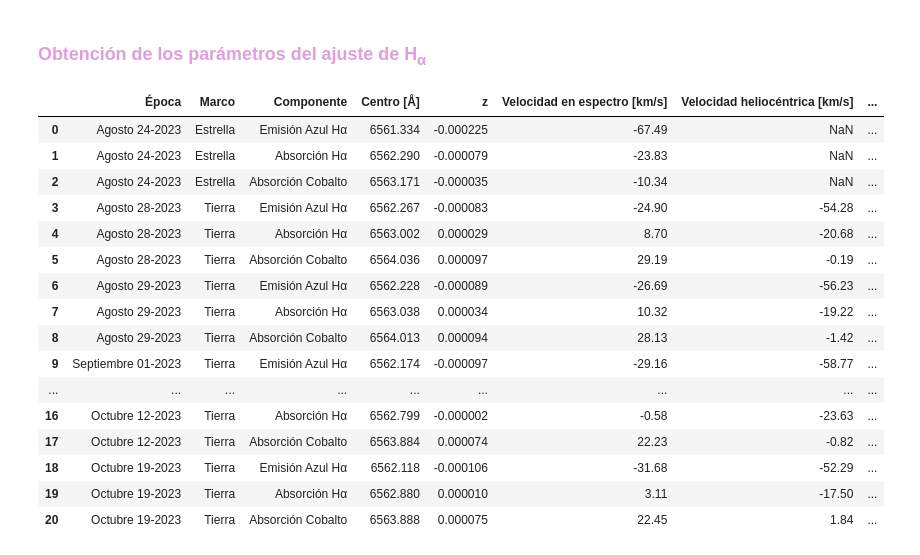
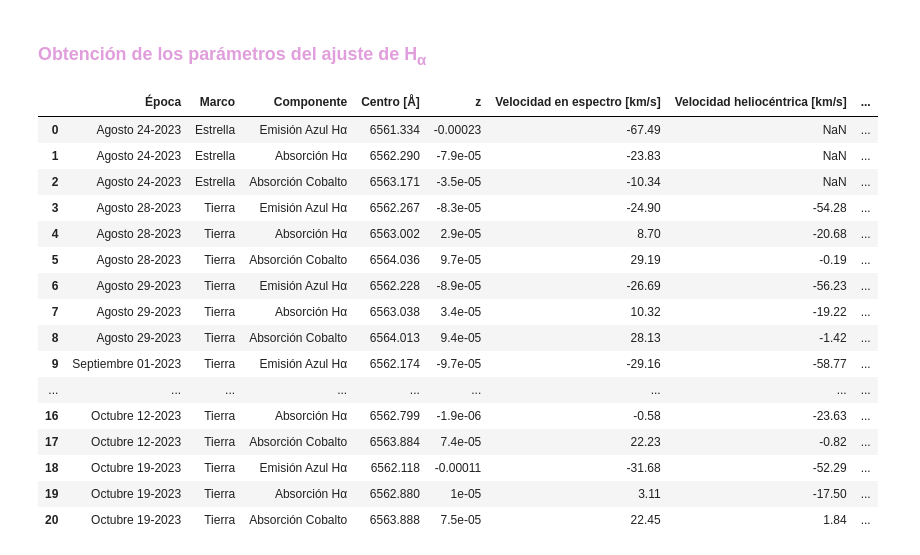
Before and after one commit to JessiDaniL/Tesis, a Jupyter notebook: Datos ESPARTACO/analisis_halpha_antares_ESPARTACO2_2023.ipynb, the cells around one changed output. Saved outputs shown, nothing was run; the diff lists cells and outputs as text; code cells hidden in the pictures.

```diff
--- a/Datos ESPARTACO/analisis_halpha_antares_ESPARTACO2_2023.ipynb
+++ b/Datos ESPARTACO/analisis_halpha_antares_ESPARTACO2_2023.ipynb
@@ -759,7 +1005,7 @@ correcciones_velocidades = {
 }
 # %%
 h_alpha_natural = 6562.812  # Å
-cobalto_natural = 6563.397  # Å
+cobalto_natural = centro_lab_cobalto  # Å
 
 resultados_perfiles_halpha_y_cobalto = []
 
@@ -771,7 +1017,8 @@ for fecha, res in resultados.items():
     longitud_onda = res["longitud_onda"]
     continuo = comps["cont_"]
 
-    # COBALTO (referencia para el marco de velocidades)
+    # COBALTO (Referencia para todas las velocidades)
+
     c_co = p["Cobalto_center"].value
     fwhm_co = p["Cobalto_fwhm"].value
     prof_co = abs(p["Cobalto_height"].value)
@@ -792,13 +1039,13 @@ for fecha, res in resultados.items():
         "Marco": marco,
         "Componente": "Emisión Azul Hα",
         "Centro [Å]": round(c_em, 3),
-        "z": round(z_em, 6),
+        "z": f"{z_em:.2g}",
         "Velocidad en espectro [km/s]": round(v_em, 2),
         "Velocidad heliocéntrica [km/s]": round(v_em + v_corr, 2),
         "Δv respecto a Co [km/s]": round(v_em - v_co, 2),
-        "Profundidad / Altura": round(amp_em, 4),
-        "FWHM [Å]": round(fwhm_em, 3),
-        "EW [Å]": round(ew_em, 4)
+        "Profundidad / Altura": round(amp_em, 2),
+        "FWHM [Å]": round(fwhm_em, 2),
+        "EW [Å]": round(ew_em, 2)
     })
 
     # 2. ABSORCIÓN Hα
@@ -807,56 +1054,56 @@ for fecha, res in resultados.items():
     prof_abs = abs(p["valle_abs_height"].value)
     z_abs = (c_abs - h_alpha_natural) / h_alpha_natural
     v_abs = z_abs * c_kms_s
     ew_abs = np.trapezoid(abs(comps["valle_abs_"]) / continuo, longitud_onda)
 
     resultados_perfiles_halpha_y_cobalto.append({
         "Época": fecha,
         "Marco": marco,
         "Componente": "Absorción Hα",
         "Centro [Å]": round(c_abs, 3),
-        "z": round(z_abs, 6),
+        "z": f"{z_abs:.2g}",
         "Velocidad en espectro [km/s]": round(v_abs, 2),
         "Velocidad heliocéntrica [km/s]": round(v_abs + v_corr, 2),
         "Δv respecto a Co [km/s]": round(v_abs - v_co, 2),
-        "Profundidad / Altura": round(prof_abs, 4),
-        "FWHM [Å]": round(fwhm_abs, 3),
-        "EW [Å]": round(ew_abs, 4)
+        "Profundidad / Altura": round(prof_abs, 2),
+        "FWHM [Å]": round(fwhm_abs, 2),
+        "EW [Å]": round(ew_abs, 2)
     })
 
     # 3. COBALTO
     resultados_perfiles_halpha_y_cobalto.append({
         "Época": fecha,
         "Marco": marco,
         "Componente": "Absorción Cobalto",
         "Centro [Å]": round(c_co, 3),
-        "z": round(z_co, 6),
+        "z": f"{z_co:.2g}",
         "Velocidad en espectro [km/s]": round(v_co, 2),
         "Velocidad heliocéntrica [km/s]": round(v_co + v_corr, 2),
         "Δv respecto a Co [km/s]": 0.0,
-        "Profundidad / Altura": round(prof_co, 4),
-        "FWHM [Å]": round(fwhm_co, 3),
-        "EW [Å]": round(ew_co, 4)
+        "Profundidad / Altura": round(prof_co, 2),
+        "FWHM [Å]": round(fwhm_co, 2),
+        "EW [Å]": round(ew_co, 2)
     })
 
 tabla_resultados = pd.DataFrame(resultados_perfiles_halpha_y_cobalto)
 display(tabla_resultados)
 # %% [output]
 |  | Época | Marco | Componente | Centro [Å] | z | Velocidad en espectro [km/s] | Velocidad heliocéntrica [km/s] | ... |
-| 0 | Agosto 24-2023 | Estrella | Emisión Azul Hα | 6561.334 | -0.000225 | -67.49 | NaN | ... |
-| 1 | Agosto 24-2023 | Estrella | Absorción Hα | 6562.290 | -0.000079 | -23.83 | NaN | ... |
-| 2 | Agosto 24-2023 | Estrella | Absorción Cobalto | 6563.171 | -0.000035 | -10.34 | NaN | ... |
-| 3 | Agosto 28-2023 | Tierra | Emisión Azul Hα | 6562.267 | -0.000083 | -24.90 | -54.28 | ... |
-| 4 | Agosto 28-2023 | Tierra | Absorción Hα | 6563.002 | 0.000029 | 8.70 | -20.68 | ... |
-| 5 | Agosto 28-2023 | Tierra | Absorción Cobalto | 6564.036 | 0.000097 | 29.19 | -0.19 | ... |
-| 6 | Agosto 29-2023 | Tierra | Emisión Azul Hα | 6562.228 | -0.000089 | -26.69 | -56.23 | ... |
-| 7 | Agosto 29-2023 | Tierra | Absorción Hα | 6563.038 | 0.000034 | 10.32 | -19.22 | ... |
-| 8 | Agosto 29-2023 | Tierra | Absorción Cobalto | 6564.013 | 0.000094 | 28.13 | -1.42 | ... |
-| 9 | Septiembre 01-2023 | Tierra | Emisión Azul Hα | 6562.174 | -0.000097 | -29.16 | -58.77 | ... |
+| 0 | Agosto 24-2023 | Estrella | Emisión Azul Hα | 6561.334 | -0.00023 | -67.49 | NaN | ... |
+| 1 | Agosto 24-2023 | Estrella | Absorción Hα | 6562.290 | -7.9e-05 | -23.83 | NaN | ... |
+| 2 | Agosto 24-2023 | Estrella | Absorción Cobalto | 6563.171 | -3.5e-05 | -10.34 | NaN | ... |
+| 3 | Agosto 28-2023 | Tierra | Emisión Azul Hα | 6562.267 | -8.3e-05 | -24.90 | -54.28 | ... |
+| 4 | Agosto 28-2023 | Tierra | Absorción Hα | 6563.002 | 2.9e-05 | 8.70 | -20.68 | ... |
+| 5 | Agosto 28-2023 | Tierra | Absorción Cobalto | 6564.036 | 9.7e-05 | 29.19 | -0.19 | ... |
+| 6 | Agosto 29-2023 | Tierra | Emisión Azul Hα | 6562.228 | -8.9e-05 | -26.69 | -56.23 | ... |
+| 7 | Agosto 29-2023 | Tierra | Absorción Hα | 6563.038 | 3.4e-05 | 10.32 | -19.22 | ... |
+| 8 | Agosto 29-2023 | Tierra | Absorción Cobalto | 6564.013 | 9.4e-05 | 28.13 | -1.42 | ... |
+| 9 | Septiembre 01-2023 | Tierra | Emisión Azul Hα | 6562.174 | -9.7e-05 | -29.16 | -58.77 | ... |
 | ... | ... | ... | ... | ... | ... | ... | ... | ... |
-| 16 | Octubre 12-2023 | Tierra | Absorción Hα | 6562.799 | -0.000002 | -0.58 | -23.63 | ... |
-| 17 | Octubre 12-2023 | Tierra | Absorción Cobalto | 6563.884 | 0.000074 | 22.23 | -0.82 | ... |
-| 18 | Octubre 19-2023 | Tierra | Emisión Azul Hα | 6562.118 | -0.000106 | -31.68 | -52.29 | ... |
-| 19 | Octubre 19-2023 | Tierra | Absorción Hα | 6562.880 | 0.000010 | 3.11 | -17.50 | ... |
-| 20 | Octubre 19-2023 | Tierra | Absorción Cobalto | 6563.888 | 0.000075 | 22.45 | 1.84 | ... |
+| 16 | Octubre 12-2023 | Tierra | Absorción Hα | 6562.799 | -1.9e-06 | -0.58 | -23.63 | ... |
+| 17 | Octubre 12-2023 | Tierra | Absorción Cobalto | 6563.884 | 7.4e-05 | 22.23 | -0.82 | ... |
+| 18 | Octubre 19-2023 | Tierra | Emisión Azul Hα | 6562.118 | -0.00011 | -31.68 | -52.29 | ... |
+| 19 | Octubre 19-2023 | Tierra | Absorción Hα | 6562.880 | 1e-05 | 3.11 | -17.50 | ... |
+| 20 | Octubre 19-2023 | Tierra | Absorción Cobalto | 6563.888 | 7.5e-05 | 22.45 | 1.84 | ... |
 # %%
 tabla_resultados.to_excel(fr"Parámetros para análisis de Antares\resultados perfiles halpha 2023.xlsx", index=False)
```
Also changed, not shown: parts of 7 cells of this notebook, 4 other files.
